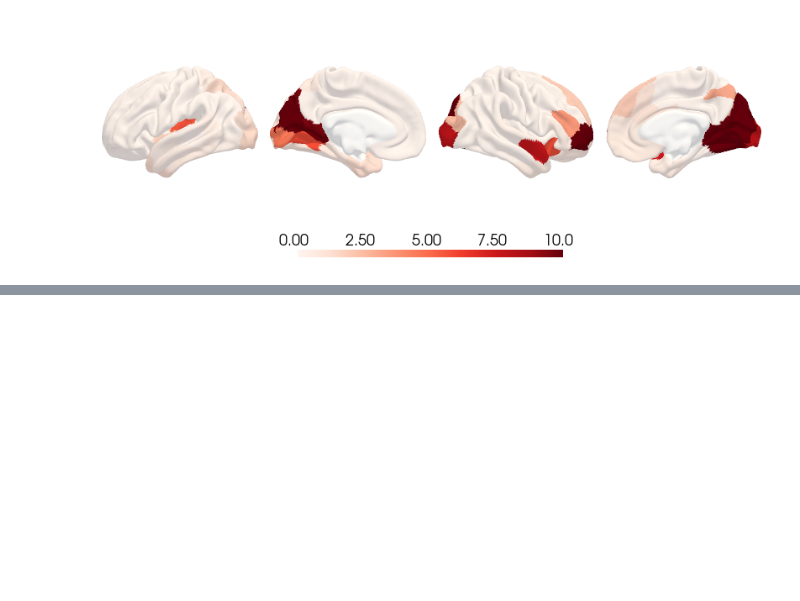
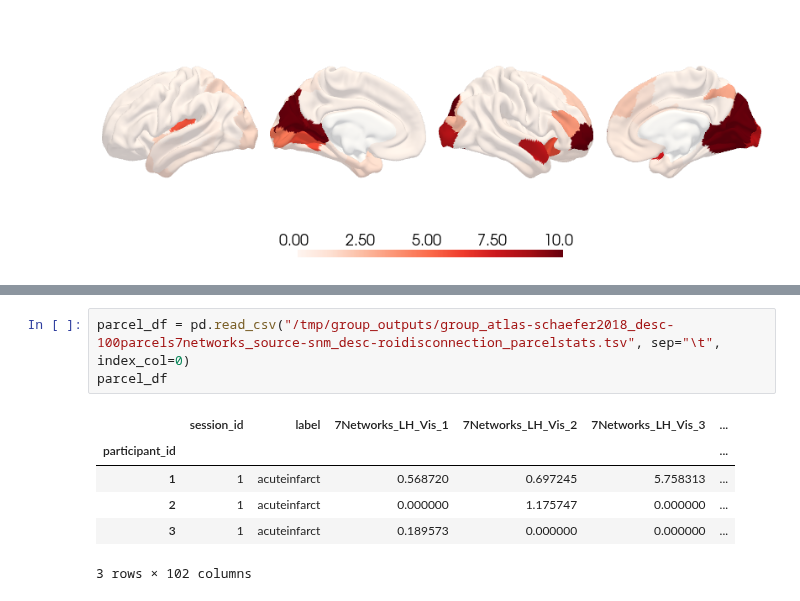
Before and after one commit to m-petersen/lacuna, a Jupyter notebook: docs/tutorials/structural-network-mapping.ipynb, the cells around one changed output, grey strips where cells are left out. Cells and saved outputs as stored; diff of their text form; blank space fills up the shorter version.

```diff
--- a/docs/tutorials/structural-network-mapping.ipynb
+++ b/docs/tutorials/structural-network-mapping.ipynb
@@ -275,0 +340,10 @@ yab.plot_cortical(
+# %%
+parcel_df = pd.read_csv("/tmp/group_outputs/group_atlas-schaefer2018_desc-100parcels7networks_source-snm_desc-roidisconnection_parcelstats.tsv", sep="\t", index_col=0)
+parcel_df
+# %% [output]
+|  | session_id | label | 7Networks_LH_Vis_1 | 7Networks_LH_Vis_2 | 7Networks_LH_Vis_3 | ... |
+| participant_id |  |  |  |  |  | ... |
+| 1 | 1 | acuteinfarct | 0.568720 | 0.697245 | 5.758313 | ... |
+| 2 | 1 | acuteinfarct | 0.000000 | 1.175747 | 0.000000 | ... |
+| 3 | 1 | acuteinfarct | 0.189573 | 0.000000 | 0.000000 | ... |
+3 rows × 102 columns
```
Also changed, not shown: parts of 9 cells of this notebook, 4 other files.
